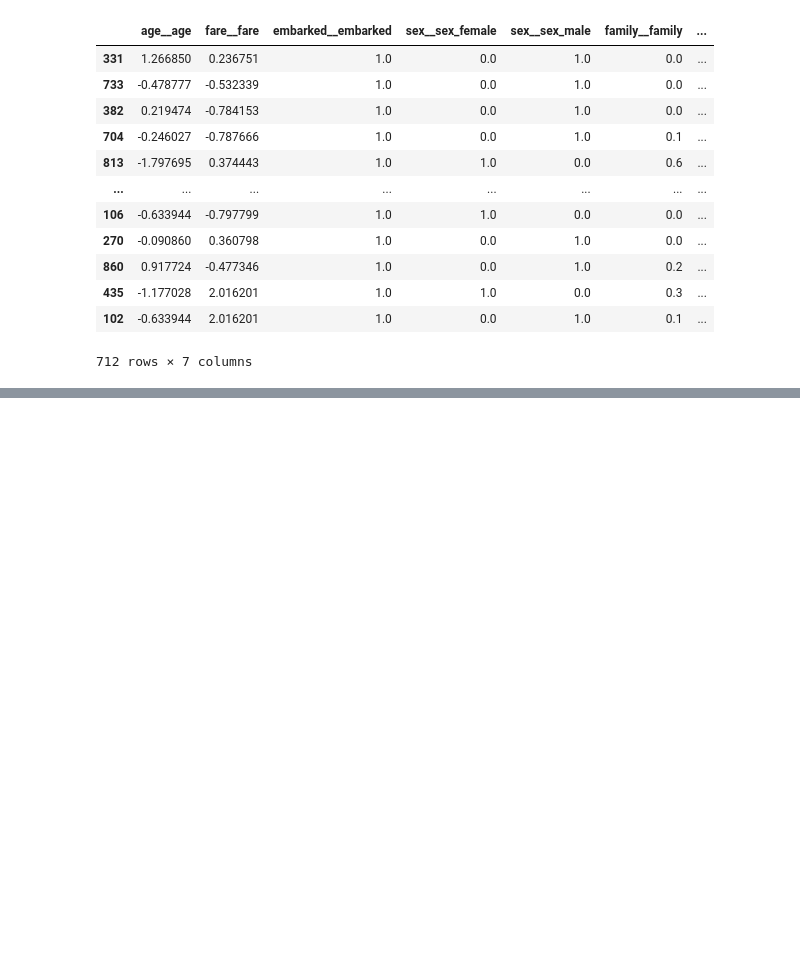
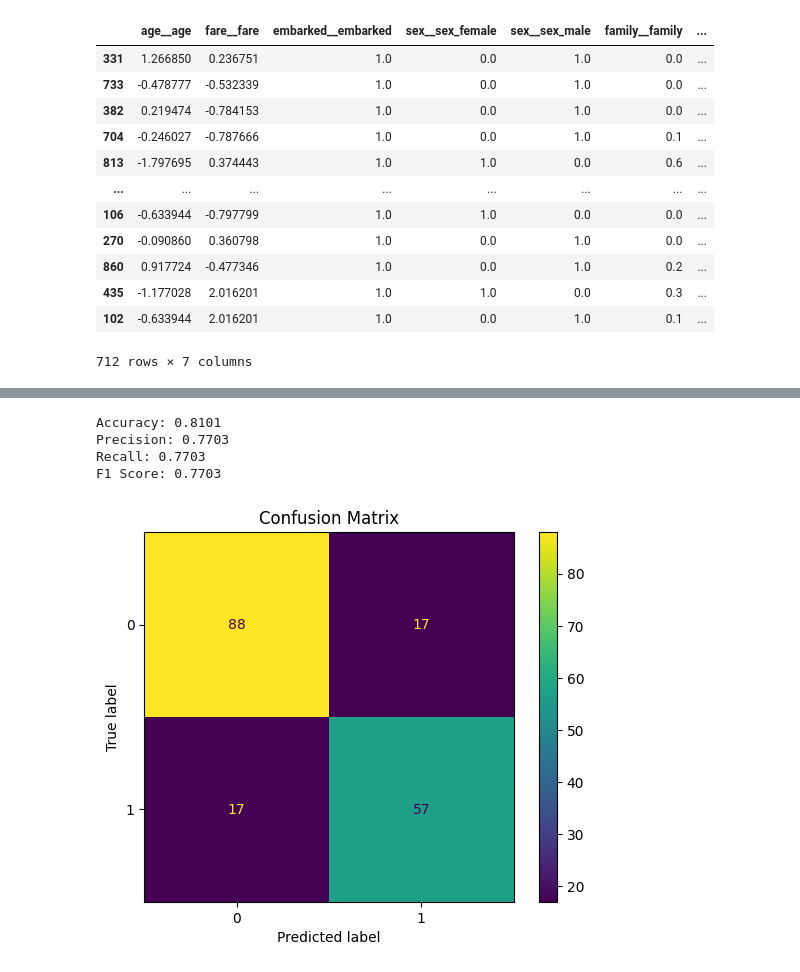
Before and after one commit to shivam92211/SHIVAM-SCIFOR, a Jupyter notebook: Minor-Project1/titanic.ipynb, the cells around one changed output, grey strips where cells are left out. Cells and saved outputs as stored; diff of their text form; code cells hidden in the pictures; blank space fills up the shorter version.

```diff
--- a/Minor-Project1/titanic.ipynb
+++ b/Minor-Project1/titanic.ipynb
@@ -340,0 +329,12 @@ preprocessor.get_params()
+# %%
+# Define the classifier
+clf = RandomForestClassifier(random_state=42)
+# %%
+# Create a pipeline that includes both preprocessing and the classifier
+model_pipeline = Pipeline(steps=[
+    ('preprocessor', preprocessor),
+    ('classifier', clf)
+])
+# %%
+# Fit the model on the training data
+model_pipeline.fit(x_train, y_train)
@@ -340,0 +359,27 @@ preprocessor.get_params()
+# %%
+# Predict on the test data
+y_pred = model_pipeline.predict(x_test)
+# %%
+# Calculate evaluation metrics
+accuracy = accuracy_score(y_test, y_pred)
+precision = precision_score(y_test, y_pred)
+recall = recall_score(y_test, y_pred)
+f1 = f1_score(y_test, y_pred)
+
+print(f'Accuracy: {accuracy:.4f}')
+print(f'Precision: {precision:.4f}')
+print(f'Recall: {recall:.4f}')
+print(f'F1 Score: {f1:.4f}')
+# %% [output]
+Accuracy: 0.8101
+Precision: 0.7703
+Recall: 0.7703
+F1 Score: 0.7703
+# %%
+# Generate and display the confusion matrix
+cm = confusion_matrix(y_test, y_pred)
+ConfusionMatrixDisplay(cm).plot()
+plt.title('Confusion Matrix')
+plt.show()
+# %% [output]
+[figure, added]
```
Also changed, not shown: parts of 5 cells of this notebook, 5 other files.
